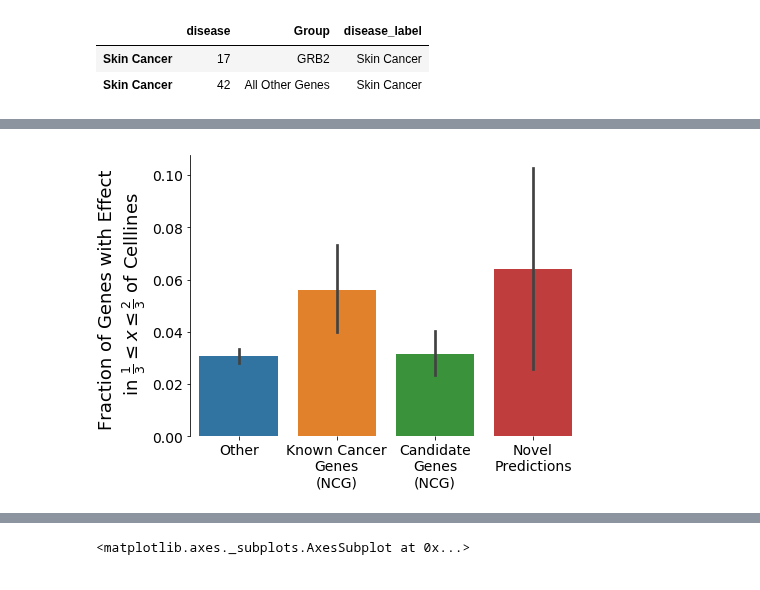
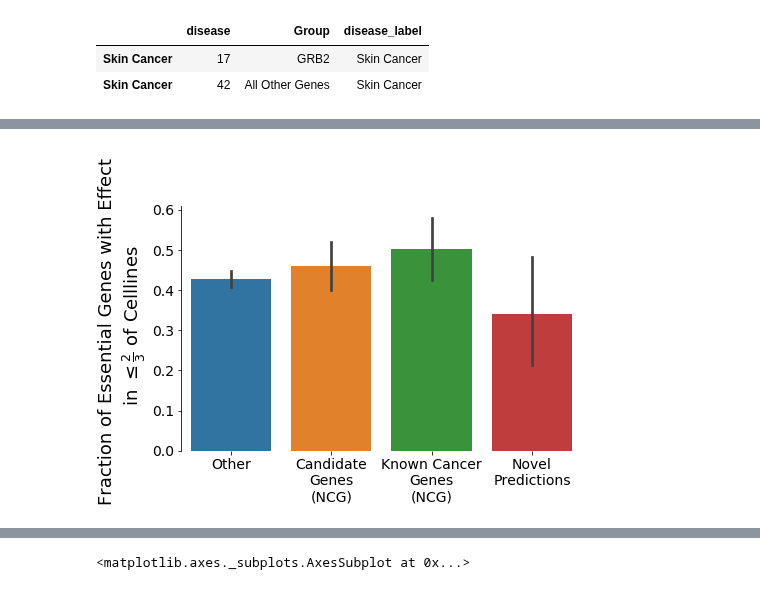
Before and after one commit to schulter/EMOGI, a Jupyter notebook: GCN/newly_predicted_cancergenes.ipynb, the cells around one changed output, grey strips where cells are left out. Drawn from its saved outputs; the diff is of its cells as text; code cells hidden in the pictures.

```diff
--- a/GCN/newly_predicted_cancergenes.ipynb
+++ b/GCN/newly_predicted_cancergenes.ipynb
@@ -510,14 +619,18 @@ plt.gca().tick_params(axis='both', labelsize=14)
 # %%
 fig = plt.figure(figsize=(7, 5))
-gene_effects_copy['onethird'] = gene_effects_copy.Celllines_Affected.between(208, 417)
-sns.barplot(data=gene_effects_copy, x='Gene_Set', y='onethird')
+gene_effects_copy['onethird'] = gene_effects_copy.Celllines_Affected.between(0, 417)
+#essential_thr = gene_effects_copy.Celllines_Affected.mean()
+essential_thr = 78
+gene_effects_essentialonly = gene_effects_copy[gene_effects_copy.Celllines_Affected > essential_thr]
+sns.barplot(data=gene_effects_essentialonly, x='Gene_Set', y='onethird')
 plt.xlabel(None)
 plt.gca().spines['right'].set_visible(False)
 plt.gca().spines['top'].set_visible(False)
 plt.gca().spines['bottom'].set_visible(False)
-plt.ylabel('Fraction of Genes with Effect \n in $\\frac{1}{3} \leq x \leq \\frac{2}{3}$ of Celllines', fontsize=18)
+plt.ylabel('Fraction of Essential Genes with Effect \n in $\leq \\frac{2}{3}$ of Celllines', fontsize=18)
+#plt.ylabel('Fraction of Genes with Effect \n in $\\frac{1}{3} \leq x \leq \\frac{2}{3}$ of Celllines', fontsize=18)
 plt.gca().tick_params(axis='both', labelsize=14)
 fig.tight_layout()
-fig.savefig(os.path.join(all_models_dir, 'achilles_effects_twothirds.svg'))
+#fig.savefig(os.path.join(all_models_dir, 'achilles_effects_twothirds.svg'))
 # %% [output]
-[figure, old version]
+[figure, new version]
```
Also changed, not shown: parts of 25 cells of this notebook.
